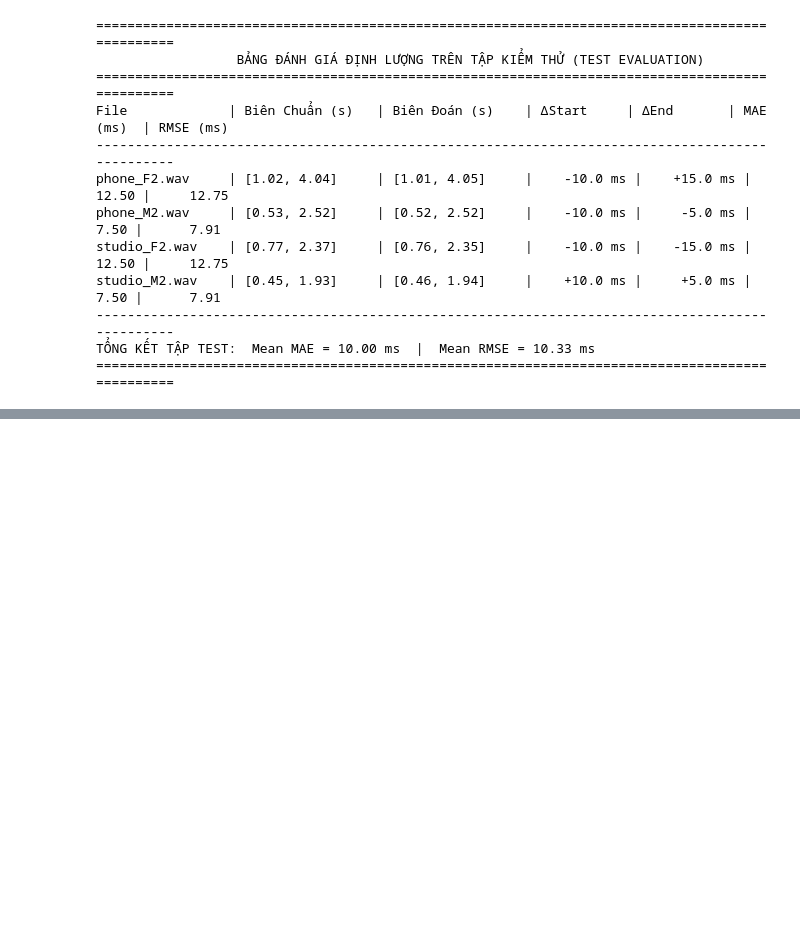
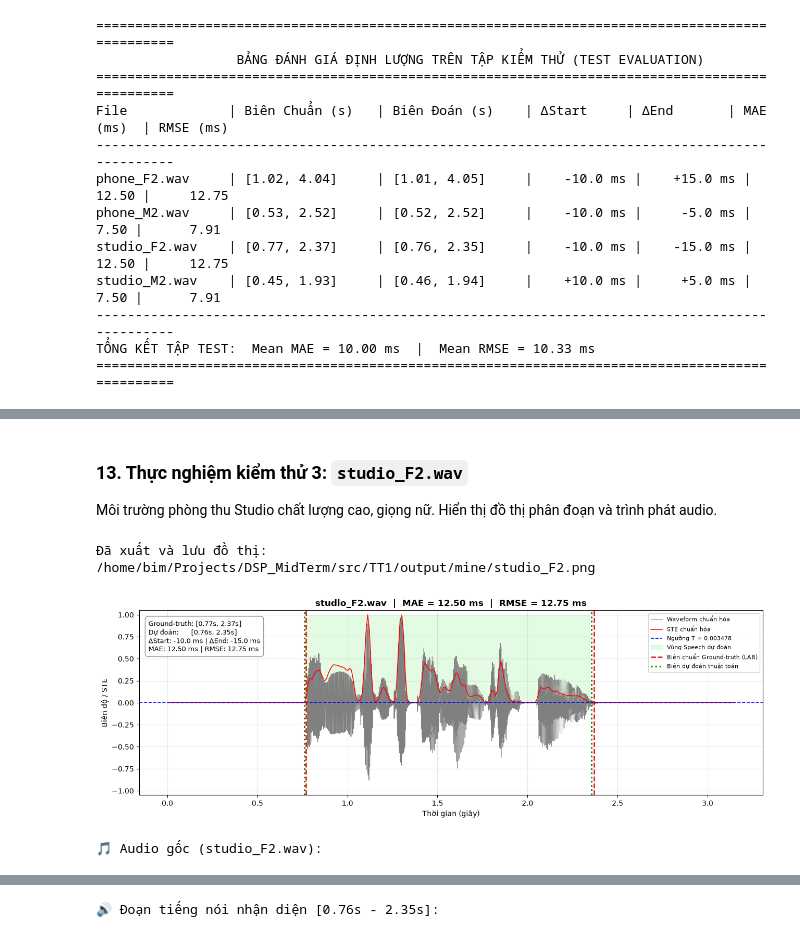
Before and after one commit to dientruonggg/DSP-Midterm, a Jupyter notebook: src/TT1/1-mine.ipynb, the cells around one changed output, grey strips where cells are left out. Cells and saved outputs as stored; diff of their text form; code cells hidden in the pictures; blank space fills up the shorter version.

```diff
--- a/src/TT1/1-mine.ipynb
+++ b/src/TT1/1-mine.ipynb
@@ -26,27 +57,6 @@ MIN_SILENCE_MS = 200 # Khoảng lặng tối thiểu (ms) để lọc khoảng l
 # %%
-# Cell 2: Các hàm xử lý âm thanh cơ bản (Đọc WAV, LAB, tính STE)
-def read_wav(wav_path):
-    """Đọc file WAV 16-bit PCM, chuẩn hóa biên độ về [-1, 1], lấy fs và giá trị max biên độ gốc."""
-    with wave.open(str(wav_path), "rb") as wf:
-        fs = wf.getframerate()
-        samples = wf.readframes(wf.getnframes())
-    signal = np.frombuffer(samples, dtype=np.int16).astype(float)
-    max_amp = np.max(np.abs(signal))
-    return signal / max_amp, fs, max_amp
-
-
-def read_lab(lab_path):
-    """Đọc file nhãn .lab, trả về biên chuẩn ground-truth (start, end) của vùng tiếng nói (v và uv)."""
-    speech = []
-    for line in lab_path.read_text(encoding="utf-8").splitlines():
-        parts = line.split()
-        if len(parts) == 3 and parts[2].lower() in {"v", "uv"}:
-            speech.append((float(parts[0]), float(parts[1])))
-    return round(min(s[0] for s in speech), 4), round(max(s[1] for s in speech), 4)
-
-
 def compute_ste(signal, fs, frame_ms=FRAME_MS, hop_ms=HOP_MS):
-    """Chia tín hiệu thành các frame và tính Short-Time Energy (STE) chuẩn hóa [0, 1]."""
+    """Phân khung và tính Short-Time Energy (STE) chuẩn hóa [0, 1]."""
     frame_size = int(round(frame_ms * fs / 1000.0))
     hop_size = int(round(hop_ms * fs / 1000.0))
     n_frames = max(1, int(np.ceil(max(0, len(signal) - frame_size) / hop_size)) + 1)
@@ -190,5 +215,5 @@ Epoch 10 | T = 0.00346240 | Sai lệch = +0.0000 s | Train MAE = 12.50 ms | Trai
 # %%
-# Cell 4: Đánh giá mô hình trên tập Kiểm thử (Test Data) - Báo cáo MAE và RMSE (ms)
+test_results_dict = {}
 test_results = []
 print("=" * 96)
 print(f"{'BẢNG ĐÁNH GIÁ ĐỊNH LƯỢNG TRÊN TẬP KIỂM THỬ (TEST EVALUATION)':^96}")
@@ -203,13 +228,12 @@ for wav_file in sorted(TEST_DIR.glob("*.wav")):
     gt = read_lab(wav_file.with_suffix(".lab"))
     pred, labels = model.predict(ste_norm, frame_starts, duration)
 
-    # Tính sai số biên theo mili-giây (ms)
     d_start = (pred[0] - gt[0]) * 1000.0
     d_end = (pred[1] - gt[1]) * 1000.0
     mae = (abs(d_start) + abs(d_end)) / 2.0
     rmse = np.sqrt((d_start**2 + d_end**2) / 2.0)
 
-    test_results.append({
+    res_item = {
         "file": wav_file.name,
         "signal": signal,
         "fs": fs,
@@ -222,7 +246,9 @@ for wav_file in sorted(TEST_DIR.glob("*.wav")):
         "d_end": d_end,
         "mae": mae,
         "rmse": rmse,
-    })
+    }
+    test_results.append(res_item)
+    test_results_dict[wav_file.name] = res_item
 
     gt_str = f"[{gt[0]:.2f}, {gt[1]:.2f}]"
     pred_str = f"[{pred[0]:.2f}, {pred[1]:.2f}]"
@@ -249,25 +278,21 @@ TỔNG KẾT TẬP TEST:  Mean MAE = 10.00 ms  |  Mean RMSE = 10.33 ms
 # %%
-# Cell 5: Xuất 4 figure kiểm thử riêng biệt kèm bảng thông số kết quả từng file
-for res in test_results:
+def plot_and_play_test_file(res):
+    """Vẽ đồ thị chi tiết cho một file kiểm thử và hiển thị các Audio Player."""
     fig, ax = plt.subplots(figsize=(13, 4.5))
     time_signal = np.arange(len(res["signal"])) / res["fs"]
     frame_centers = res["frame_starts"] + (FRAME_MS / 2000.0)
 
-    # 1. Vẽ Waveform và STE chuẩn hóa
     ax.plot(time_signal, res["signal"], color="gray", linewidth=0.7, label="Waveform chuẩn hóa")
     ax.plot(frame_centers, res["ste_norm"], color="red", linewidth=1.1, label="STE chuẩn hóa")
     ax.axhline(model.threshold, color="blue", linestyle="--", linewidth=1.2, label=f"Ngưỡng T = {model.threshold:.6f}")
 
-    # Tô màu nền vùng tiếng nói dự đoán
     ax.fill_between(frame_centers, 0, 1, where=res["labels"] == 1, color="lightgreen", alpha=0.25, label="Vùng Speech dự đoán")
 
-    # 2. Vẽ đường biên chuẩn Ground-truth (ĐỎ) và biên thuật toán (XANH LÁ)
     ax.axvline(res["gt"][0], color="red", linestyle="--", linewidth=1.8, label="Biên chuẩn Ground-truth (LAB)")
     ax.axvline(res["gt"][1], color="red", linestyle="--", linewidth=1.8)
     ax.axvline(res["pred"][0], color="green", linestyle=":", linewidth=2.2, label="Biên dự đoán thuật toán")
     ax.axvline(res["pred"][1], color="green", linestyle=":", linewidth=2.2)
 
-    # Tiêu đề và nhãn trục
     ax.set_title(f"{res['file']}  |  MAE = {res['mae']:.2f} ms  |  RMSE = {res['rmse']:.2f} ms", fontsize=12, fontweight="bold")
     ax.set_xlabel("Thời gian (giây)")
     ax.set_ylabel("Biên độ / STE")
@@ -275,7 +300,6 @@ for res in test_results:
     ax.grid(alpha=0.3)
     ax.legend(loc="upper right", fontsize=8)
 
-    # Hộp thông số chi tiết của file trên đồ thị
     info_text = (
         f"Ground-truth: [{res['gt'][0]:.2f}s, {res['gt'][1]:.2f}s]\n"
         f"Dự đoán:      [{res['pred'][0]:.2f}s, {res['pred'][1]:.2f}s]\n"
@@ -288,7 +312,7 @@ for res in test_results:
     plt.tight_layout()
     fig_path = OUTPUT_DIR / f"{Path(res['file']).stem}.png"
     plt.savefig(fig_path, dpi=150)
-    print(f"Đã xuất và lưu: {fig_path}")
+    print(f"Đã xuất và lưu đồ thị: {fig_path}")
     plt.show()
 
     # Nạp và hiển thị audio player cho file âm thanh cục bộ
@@ -321,0 +356,9 @@ for res in test_results:
+# %% [markdown]
+### 13. Thực nghiệm kiểm thử 3: `studio_F2.wav`
+Môi trường phòng thu Studio chất lượng cao, giọng nữ. Hiển thị đồ thị phân đoạn và trình phát audio.
+# %%
+plot_and_play_test_file(test_results_dict["studio_F2.wav"])
+# %% [output]
+Đã xuất và lưu đồ thị: /home/bim/Projects/DSP_MidTerm/src/TT1/output/mine/studio_F2.png
+[figure, added]
+🎵 Audio gốc (studio_F2.wav):
@@ -321,0 +366 @@ for res in test_results:
+🔊 Đoạn tiếng nói nhận diện [0.76s - 2.35s]:
```
Also changed, not shown: parts of 26 cells of this notebook, 15 other files.
